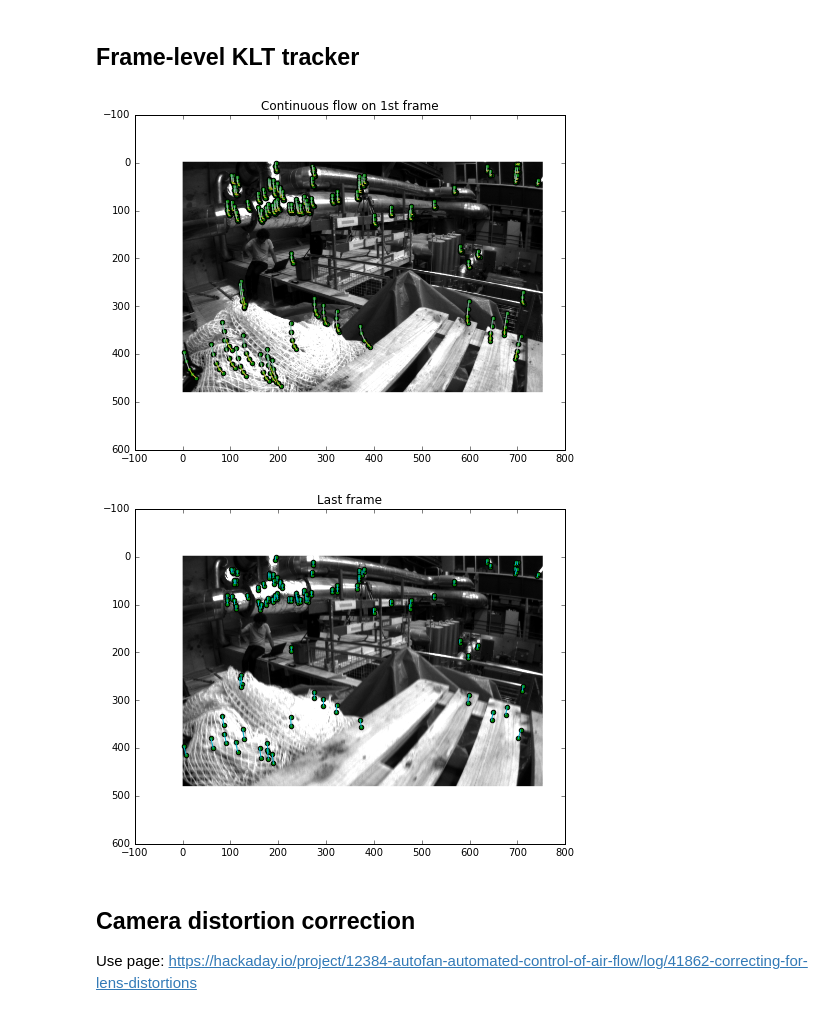
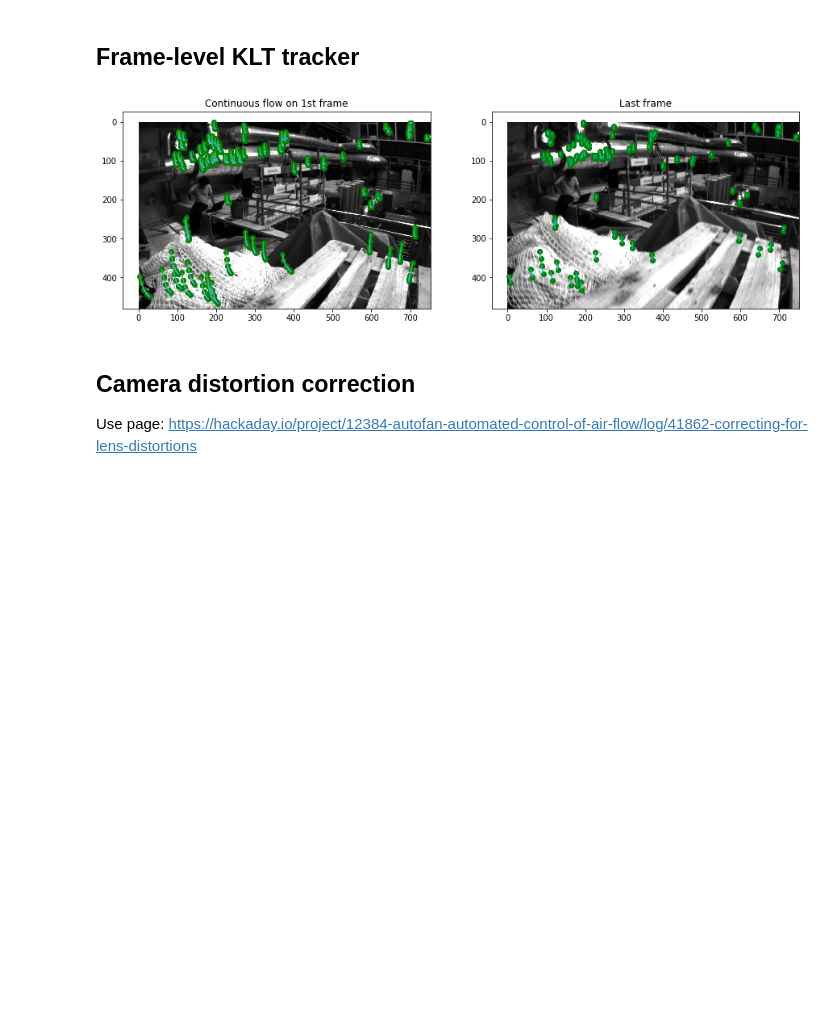
Before and after one commit to jinchenglee/EuRoC_MAV_dataset_tools, a Jupyter notebook: KLT_on_EuRoc_MAV_dataset.ipynb, the cells around one changed output. Cells and saved outputs as stored; diff of their text form; code cells hidden in the pictures; blank space fills up the shorter version.

```diff
--- a/KLT_on_EuRoc_MAV_dataset.ipynb
+++ b/KLT_on_EuRoc_MAV_dataset.ipynb
@@ -30,7 +30,8 @@ from mpl_toolkits.mplot3d import Axes3D
 # Dataset location
 #-------------
 # Change this to the directory where you store EuRoC MAV data
-basedir = '/Users/jinchengli/study/asl_dataset/ijrr_euroc_mav_dataset/machine_hall/MH_01_easy/'
+basedir = '/work/asl_dataset/ijrr_euroc_mav_dataset/machine_hall/MH_01_easy/'
+#basedir = '/Users/jinchengli/study/asl_dataset/ijrr_euroc_mav_dataset/machine_hall/MH_01_easy/'
 # %% [markdown]
 ## Tile-based KLT tracker
 # %%
@@ -222,7 +223,7 @@ frame_range = range(0, 5, 1)
 #-------------
 # Processing cam
 #-------------
-dpi = 80
+dpi = 50
 
 # Read 1st frame
 cam0 = cv2.imread(cam0_img_list[0], cv2.IMREAD_GRAYSCALE)
@@ -233,11 +234,10 @@ height, width = cam0.shape
 figsize = width / float(dpi), height / float(dpi)
 
 plt.figure(figsize=figsize)
-#plt.autoscale(tight=True)
-
 
 # Show the gray img from camera 0
-plt.imshow(cam0, cmap='gray')
+plt.subplot(121)
+plt.imshow(cam0, cmap='gray', extent=[0,width,height,0])
 plt.title("Continuous flow on 1st frame")
 
 for fr in frame_range:
@@ -264,40 +264,39 @@ for fr in frame_range:
         for idx in range(good_old.shape[0]):
             plt.plot([good_old[idx,0], good_new[idx,0]],
                             [good_old[idx,1], good_new[idx,1]],
                             linestyle='-', color=cur_rand_color)
 
         p0 = good_new.reshape(-1,1,2)
 
     old_cam0 = cam0.copy()
 
     # Save pyplot image
-    plt.savefig(str(fr).zfill(3)+'.png')
+    #plt.savefig(str(fr).zfill(3)+'.png')
 
 # Show the image with continuous flow
-plt.show()
+#plt.show()
 
 # Draw last frame
-plt.figure(figsize=figsize)
-#plt.axis('off')
-plt.imshow(cam0, cmap='gray')
+
+plt.subplot(122)
+plt.imshow(cam0, cmap='gray', extent=[0,width,height,0])
 plt.title("Last frame")
 plt.scatter(good_old[:,0], good_old[:,1], linestyle='-', c='g')
 plt.scatter(good_new[:,0], good_new[:,1], linestyle='-', c='g')
 cur_rand_color = (np.random.rand(),0.7, np.random.rand(),1.0)
 
 for idx in range(good_old.shape[0]):
     plt.plot([good_old[idx,0], good_new[idx,0]],
                     [good_old[idx,1], good_new[idx,1]],
                     linestyle='-', color=cur_rand_color)
 plt.show()
 
     # Use opencv to show image
     #cv2.imshow('cam0',cam0)
     #k = cv2.waitKey(-1)
     #cv2.destroyAllWindows()
 # %% [output]
-[figure, old version]
+[figure, new version]
-[figure, removed]
 # %% [markdown]
 ## Camera distortion correction
 
```
Also changed, not shown: parts of 8 cells of this notebook.
